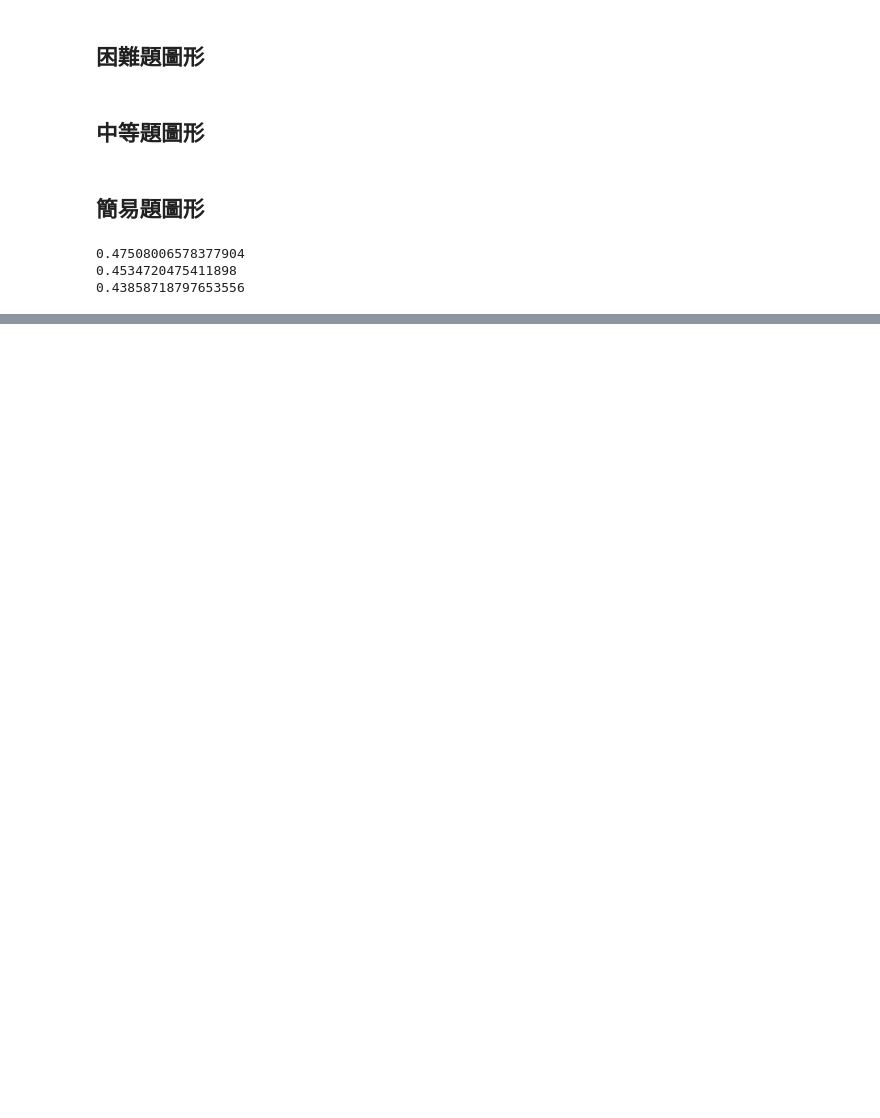
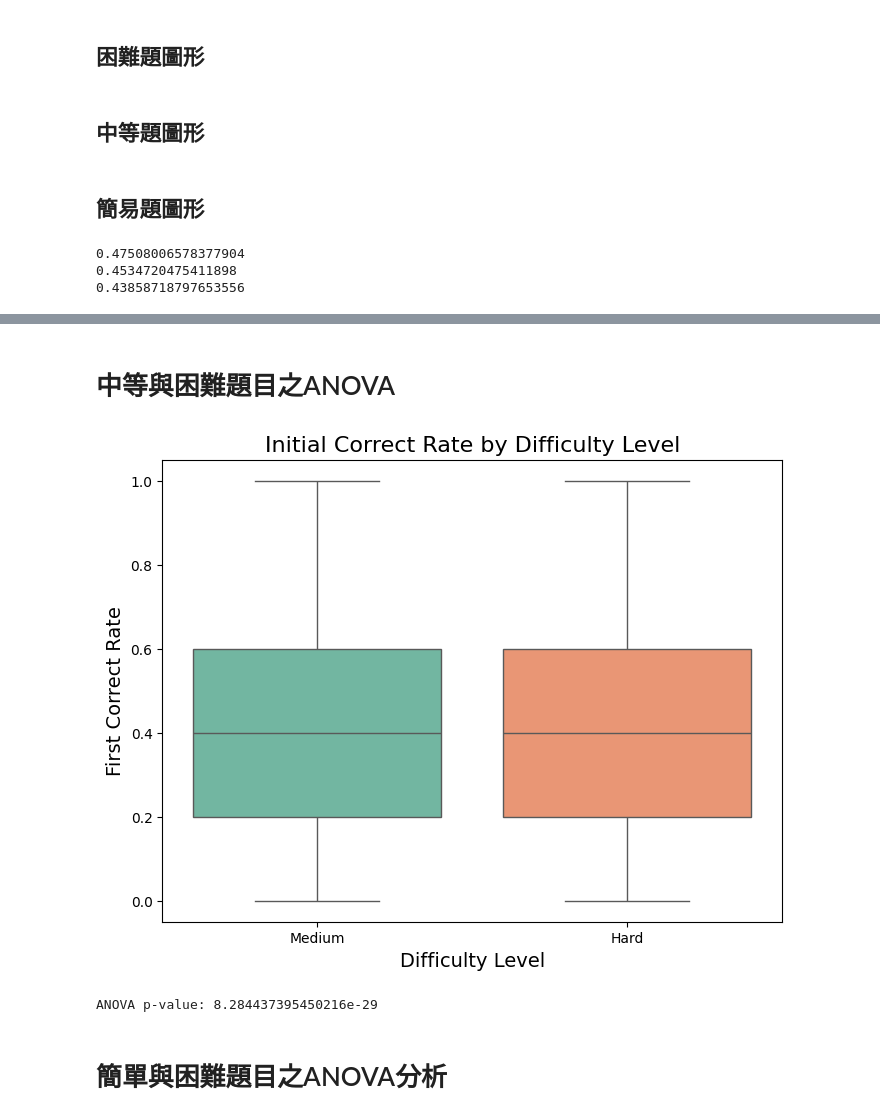
Before and after one commit to mason45ok/LATIA113-1, a Jupyter notebook: Diff.ipynb, the cells around one changed output, grey strips where cells are left out. Cells and saved outputs as stored; diff of their text form; code cells hidden in the pictures; blank space fills up the shorter version.

```diff
--- a/Diff.ipynb
+++ b/Diff.ipynb
@@ -169,0 +225,33 @@ ANOVA p-value: 1.2003713636168536e-148
+# %% [markdown]
+# 中等與困難題目之ANOVA
+# %%
+df_MidAndHard = df_DiffAndPass[
+    (df_DiffAndPass["mission_difficulty"] == "Medium") |
+    (df_DiffAndPass["mission_difficulty"] == "Hard")
+]
+# %%
+# 資料
+data = df_MidAndHard
+
+# 分組資料
+groups = data.groupby('mission_difficulty')['first_correct_rate'].apply(list)
+
+# ANOVA 分析
+anova_result = stats.f_oneway(*groups)
+anova_result_pvalue = anova_result.pvalue
+
+# 繪製箱線圖
+plt.figure(figsize=(8, 6))
+sns.boxplot(x='mission_difficulty', y='first_correct_rate', data=data, hue='mission_difficulty', palette='Set2', legend=False)
+plt.title('Initial Correct Rate by Difficulty Level', fontsize=16)
+plt.xlabel('Difficulty Level', fontsize=14)
+plt.ylabel('First Correct Rate', fontsize=14)
+plt.show()
+
+# 印出 p-value 結果
+print(f"ANOVA p-value: {anova_result_pvalue}")
+# %% [output]
+[figure, added]
+ANOVA p-value: 8.284437395450216e-29
+# %% [markdown]
+# 簡單與困難題目之ANOVA分析
```
Also changed, not shown: parts of 16 cells of this notebook.
